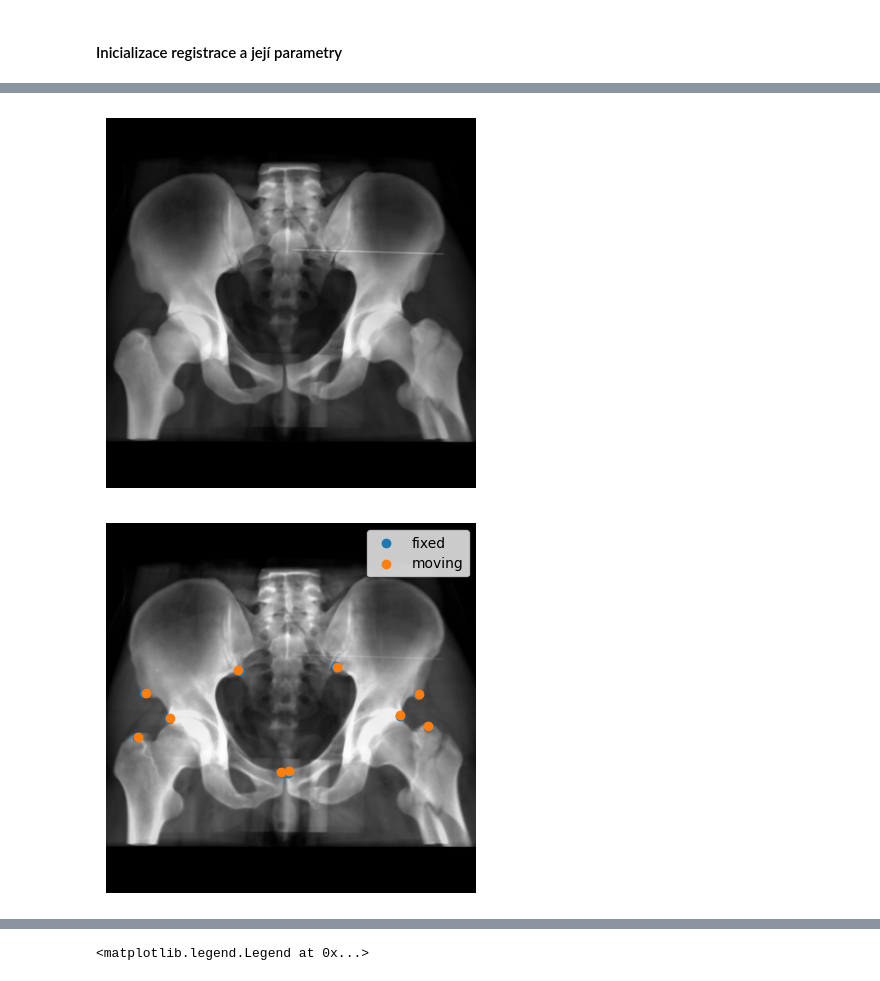
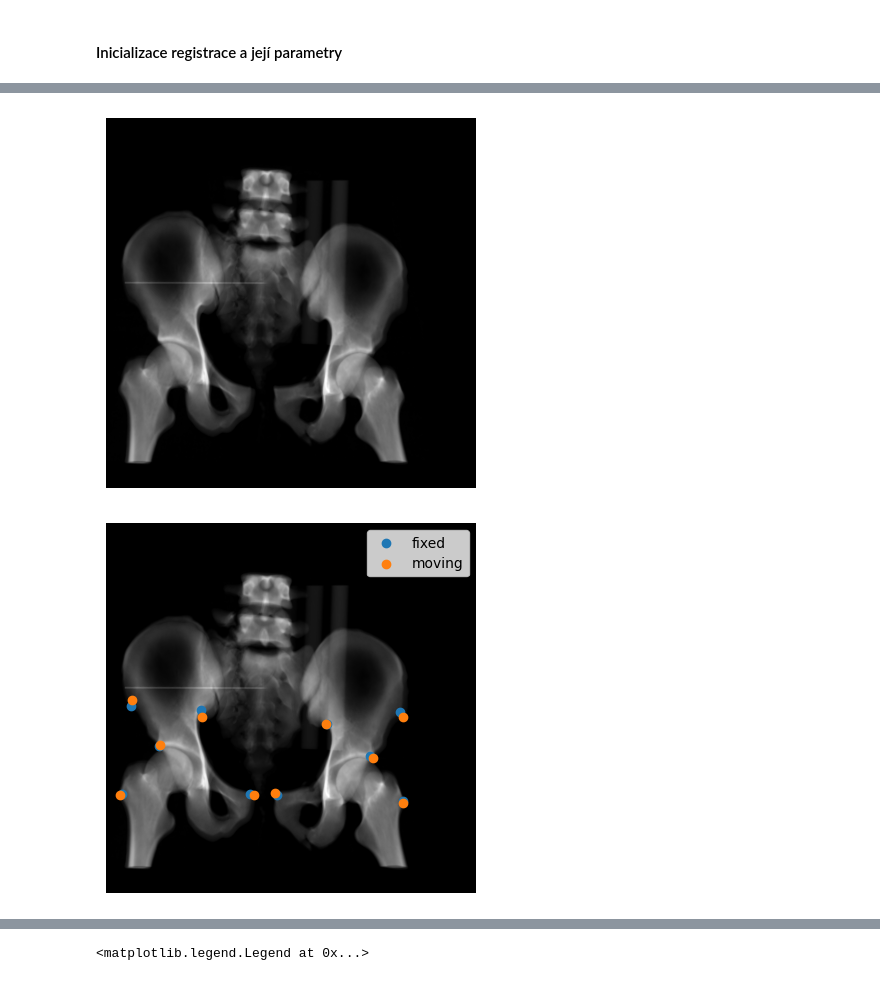
Before and after one commit to Vojtech-Benda/ca_isf, a Jupyter notebook: sitkRegistration.ipynb, the cells around one changed output, grey strips where cells are left out. Drawn from its saved outputs; the diff is of its cells as text; code cells hidden in the pictures.

```diff
--- a/sitkRegistration.ipynb
+++ b/sitkRegistration.ipynb
@@ -162,3 +157,10 @@ movingPoints = getPoints("input_files\\pacient_09\\registration\\pacient09Moving
+# %%
+num = "05"
+movingImage = sitk.ReadImage(f"input_files\\pacient_{num}\\registration\\pacient{num}PreopAP.mha", sitk.sitkFloat32)
+fixedImage = sitk.ReadImage(f"input_files\\pacient_{num}\\registration\\pacient{num}IntraopAP.mha", sitk.sitkFloat32)
+
+movingPoints = getPoints(f"input_files\\pacient_{num}\\registration\\pacient{num}PreopPointsAP.csv")
+fixedPoints = getPoints(f"input_files\\pacient_{num}\\registration\\pacient{num}IntraopPointsAP.csv")
 # %%
 # fixedImage = preopImage
 # movingImage = intraopImage
@@ -260,21 +262,22 @@ plt.imshow(sitk.GetArrayViewFromImage(movingImageResampled)[0, ...], cmap="gray"
 plt.axis("off")
 plt.show()
 # %% [output]
-[figure, old version]
+[figure, new version]
 # %%
 outTransformInverse = outTransform.GetInverse()
 movingFinalPoints = [outTransformInverse.TransformPoint(p) for p in movingPoints]
 # %%
 plt.imshow(sitk.GetArrayViewFromImage(movingImageResampled)[0, ...], cmap="gray")
-plt.imshow(sitk.GetArrayViewFromImage(fixedImage)[0, ...], cmap="gray", alpha=0.2)
-plt.scatter(list(np.array(fixedPoints).T)[0], list(np.array(fixedPoints).T)[1], c="#1f77b4")
-# plt.scatter(list(np.array(movingPoints).T)[0], list(np.array(movingPoints).T)[1], c="r")
-plt.scatter(list(np.array(movingFinalPoints).T)[0], list(np.array(movingFinalPoints).T)[1], c="#ff7f0e")
-plt.legend(["fixed", "moving"])
+plt.imshow(sitk.GetArrayViewFromImage(fixedImage)[0, ...], cmap="gray", alpha=0.5)
+plt.scatter(list(np.array(fixedPoints).T)[0], list(np.array(fixedPoints).T)[1],
+            c="#1f77b4", label="fixed")
+plt.scatter(list(np.array(movingFinalPoints).T)[0], list(np.array(movingFinalPoints).T)[1],
+            c="#ff7f0e", label="moving")
+plt.legend()
 plt.axis("off")
 plt.show()
 # %% [output]
-[figure, old version]
+[figure, new version]
 # %%
 plotRegistrationErrors()
 # %% [output]
```
Also changed, not shown: parts of 7 cells of this notebook, 3 other files.
